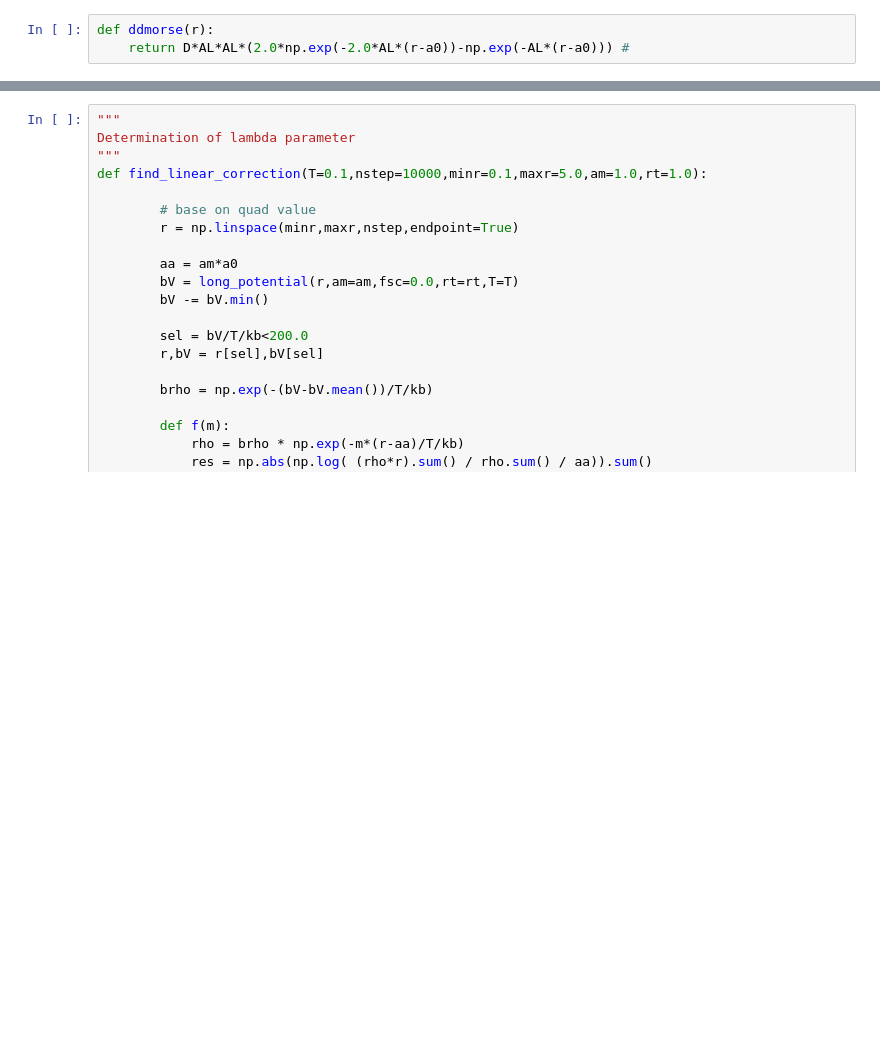
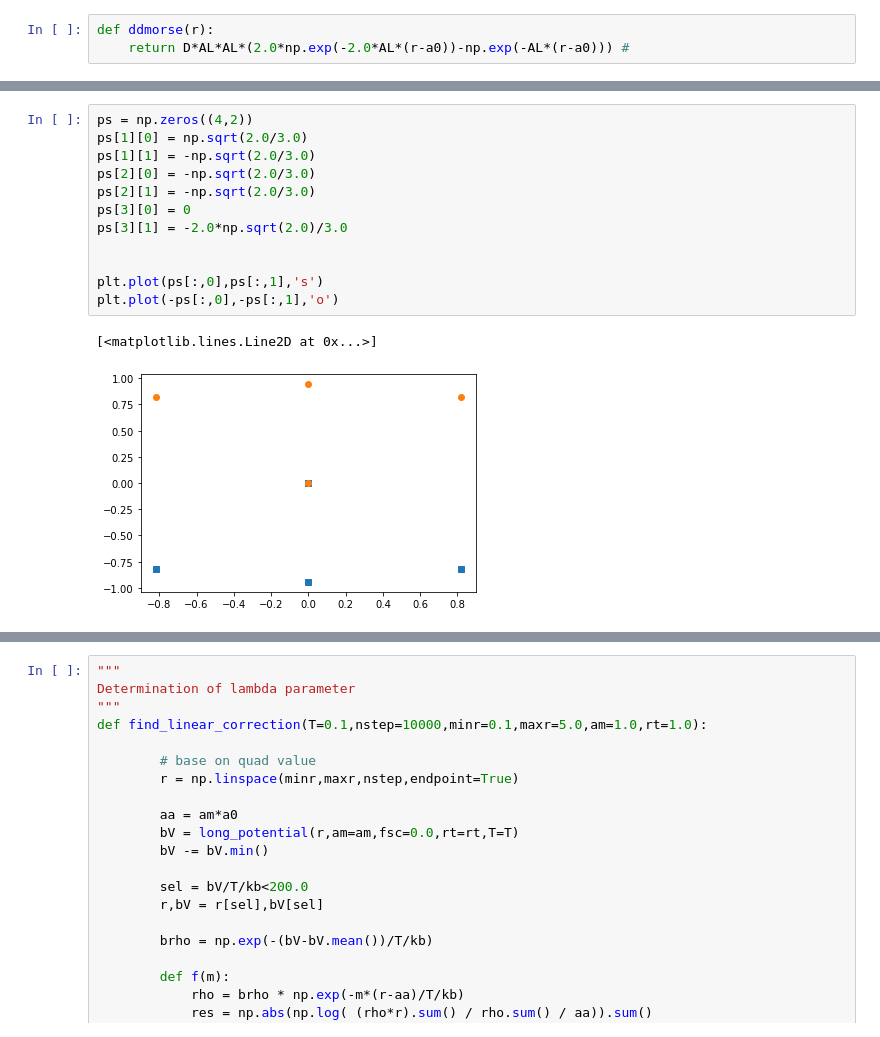
Before and after one commit to tomswinburne/BLaSA, a Jupyter notebook: analyze/bond_lattice_free_energy.ipynb, the cells around one changed output, grey strips where cells are left out. Drawn from its saved outputs; the diff is of its cells as text; blank space fills up the shorter version.

```diff
--- a/analyze/bond_lattice_free_energy.ipynb
+++ b/analyze/bond_lattice_free_energy.ipynb
@@ -130,3 +180,18 @@ def ddmorse(r):
+# %%
+ps = np.zeros((4,2))
+ps[1][0] = np.sqrt(2.0/3.0)
+ps[1][1] = -np.sqrt(2.0/3.0)
+ps[2][0] = -np.sqrt(2.0/3.0)
+ps[2][1] = -np.sqrt(2.0/3.0)
+ps[3][0] = 0
+ps[3][1] = -2.0*np.sqrt(2.0)/3.0
+
+
+plt.plot(ps[:,0],ps[:,1],'s')
+plt.plot(-ps[:,0],-ps[:,1],'o')
+# %% [output]
+[<matplotlib.lines.Line2D at 0x...>]
+[figure, added]
 # %%
 """
 Effective potential is seperable into
```
Also changed, not shown: parts of 8 cells of this notebook, 2 other files.
